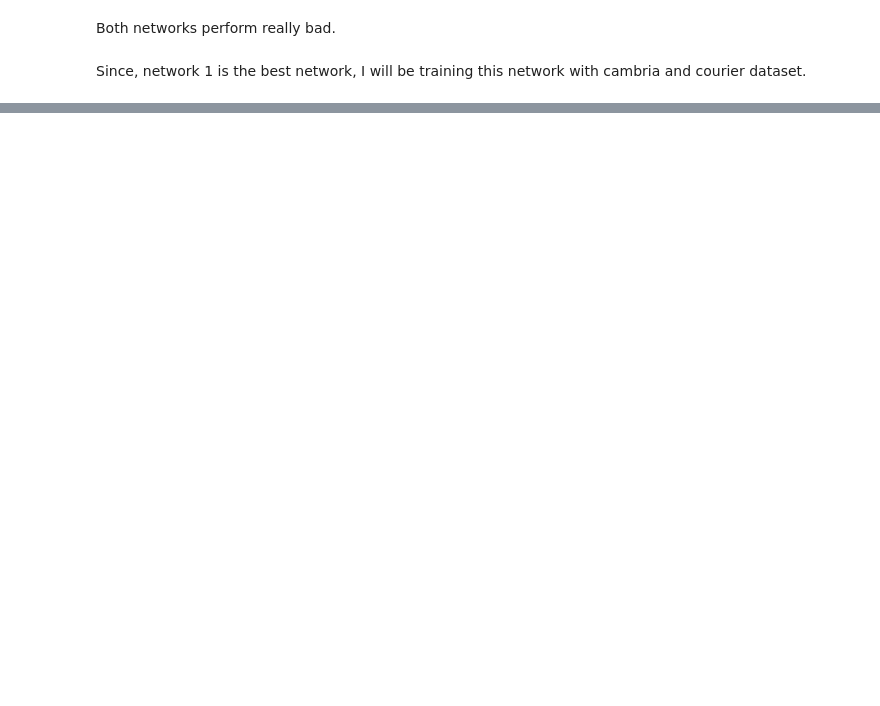
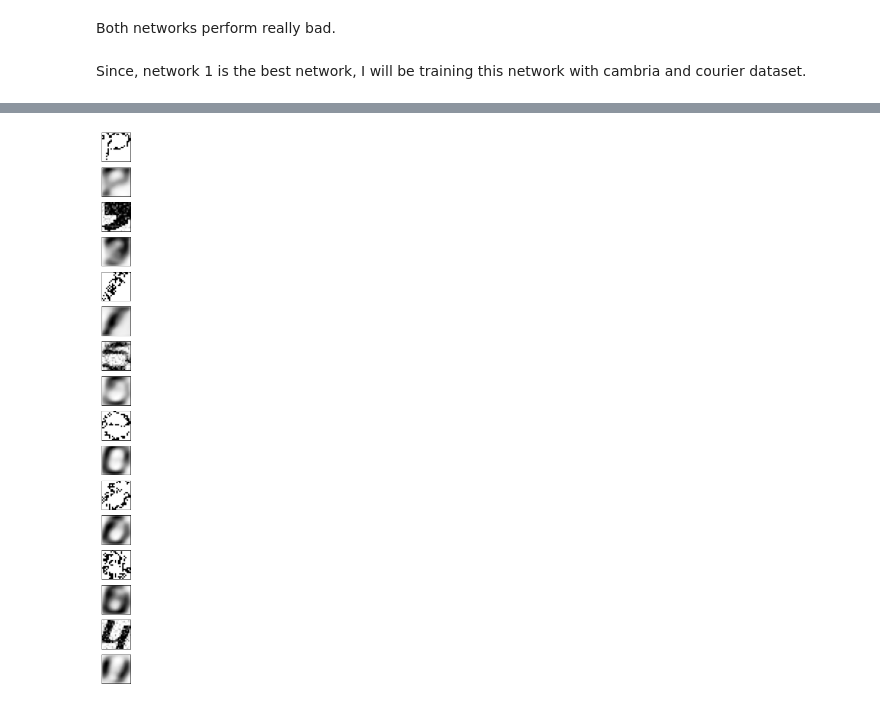
Before and after one commit to UtahMSD/anirudhLath, a Jupyter notebook: CS6017/dsProject/assignment06/hw6.ipynb, the cells around one changed output, grey strips where cells are left out. Drawn from its saved outputs; the diff is of its cells as text; code cells hidden in the pictures; blank space fills up the shorter version.

```diff
--- a/CS6017/dsProject/assignment06/hw6.ipynb
+++ b/CS6017/dsProject/assignment06/hw6.ipynb
@@ -325,0 +523,34 @@ train(network1, EPOCHS, courier_inputs, courier_labels)
+# %%
+trainDenoiser(denoise_network, 2)
+# %%
+def plotComparisons(model):
+
+    plt.figure( figsize=(20, 20) )
+
+    testing_loader = torch.utils.data.DataLoader( X_noisy, batch_size=8, shuffle=True, num_workers=0 )
+
+    for i, image in enumerate(testing_loader):
+        if i >= 8:
+            break
+        images = image[0]
+
+        with torch.no_grad():
+            denoised = model(images.to(torch.float32).to(device))
+            for j in range( len(images) ):
+
+                # Original
+                ax = plt.subplot(16, 8, i*16 + j + 1)
+                plt.imshow(images[j].cpu().reshape(20,20), cmap="Greys", interpolation=None)
+                ax.get_xaxis().set_visible(False)
+                ax.get_yaxis().set_visible(False)
+
+                # Denoised
+                ax = plt.subplot(16, 8, i*16 + j + 1 + 8)
+                plt.imshow(denoised[j].cpu().reshape(20,20), cmap="Greys", interpolation=None)
+                ax.get_xaxis().set_visible(False)
+                ax.get_yaxis().set_visible(False)
+
+plotComparisons(denoise_network)
+torch.cuda.empty_cache()
+# %% [output]
+[figure, added]
```
Also changed, not shown: parts of 20 cells of this notebook, 1 other file.
